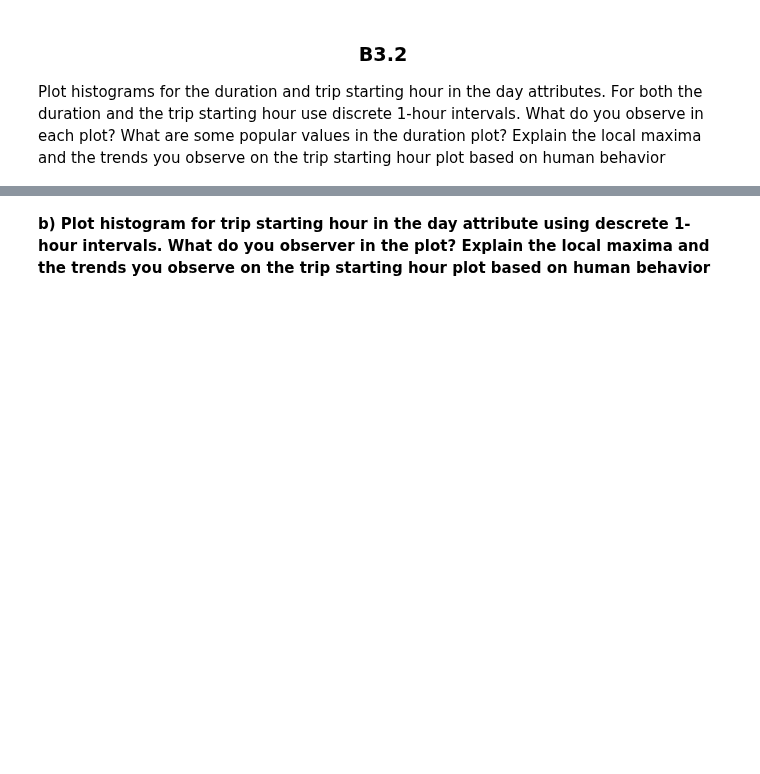
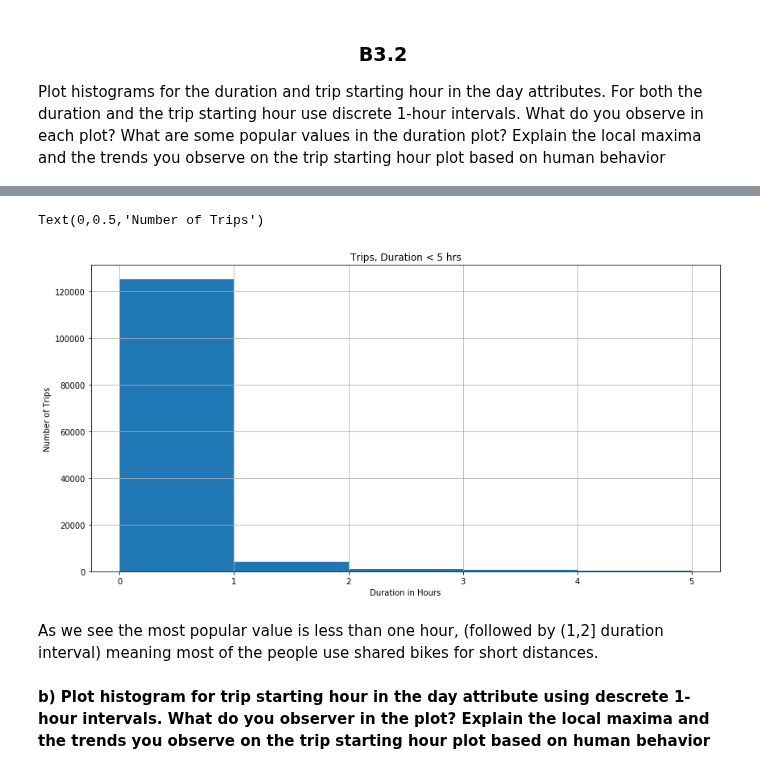
Before and after one commit to Apiquet/ADA_EPFL, a Jupyter notebook: ADA2018-Homework-master/01 - Pandas and Data Wrangling/Exercise 1.ipynb, the cells around one changed output, grey strips where cells are left out. Saved outputs shown, nothing was run; the diff lists cells and outputs as text; code cells hidden in the pictures; blank space fills up the shorter version.

```diff
--- a/ADA2018-Homework-master/01 - Pandas and Data Wrangling/Exercise 1.ipynb
+++ b/ADA2018-Homework-master/01 - Pandas and Data Wrangling/Exercise 1.ipynb
@@ -601,3 +609,13 @@ Categories (24, interval[int64]): [(0, 3600] < (3600, 7200] < (7200, 10800] < (1
+# %%
+short_duration_histogram = (bike_share_trip.Duration/3600.).plot(
+    kind='hist', bins = [0, 1, 2, 3, 4, 5], title="Trips, Duration < 5 hrs", grid=True, figsize=(14,7))
+short_duration_histogram.set_xlabel('Duration in Hours')
+short_duration_histogram.set_ylabel('Number of Trips')
+# %% [output]
+Text(0,0.5,'Number of Trips')
+[figure, added]
+# %% [markdown]
+As we see the most popular value is less than one hour, (followed by (1,2] duration interval) meaning most of the people use shared bikes for short distances.
 # %% [markdown]
 <b>b)<b> Plot histogram for trip starting hour in the day attribute using descrete 1-hour intervals. What do you observer in the plot? Explain the local maxima and the trends you observe on the trip starting hour plot based on human behavior
 # %%
```
Also changed, not shown: parts of 16 cells of this notebook.
